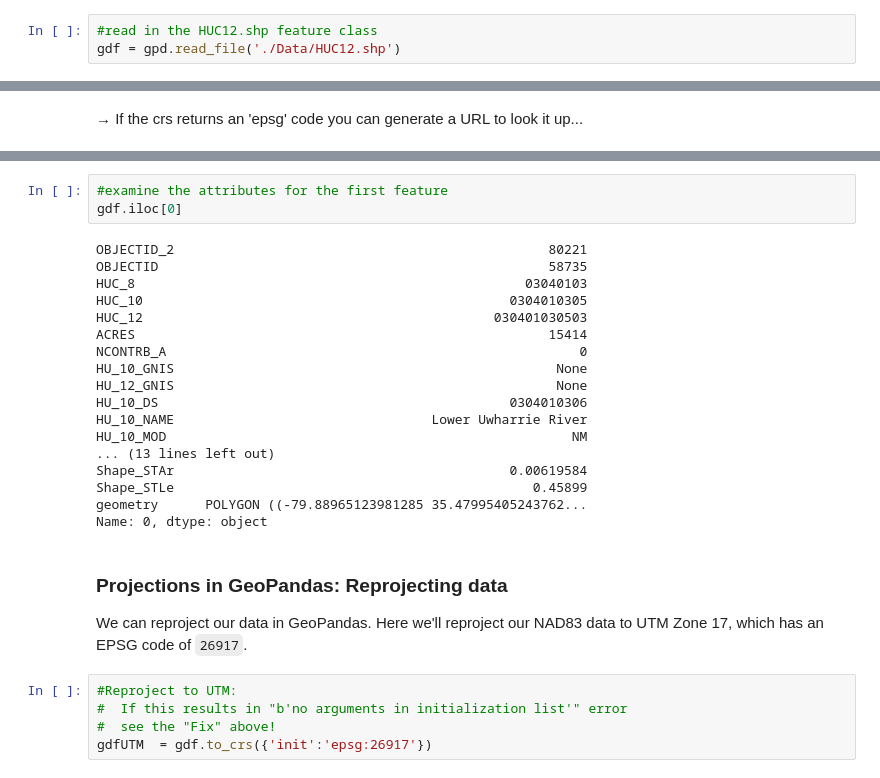
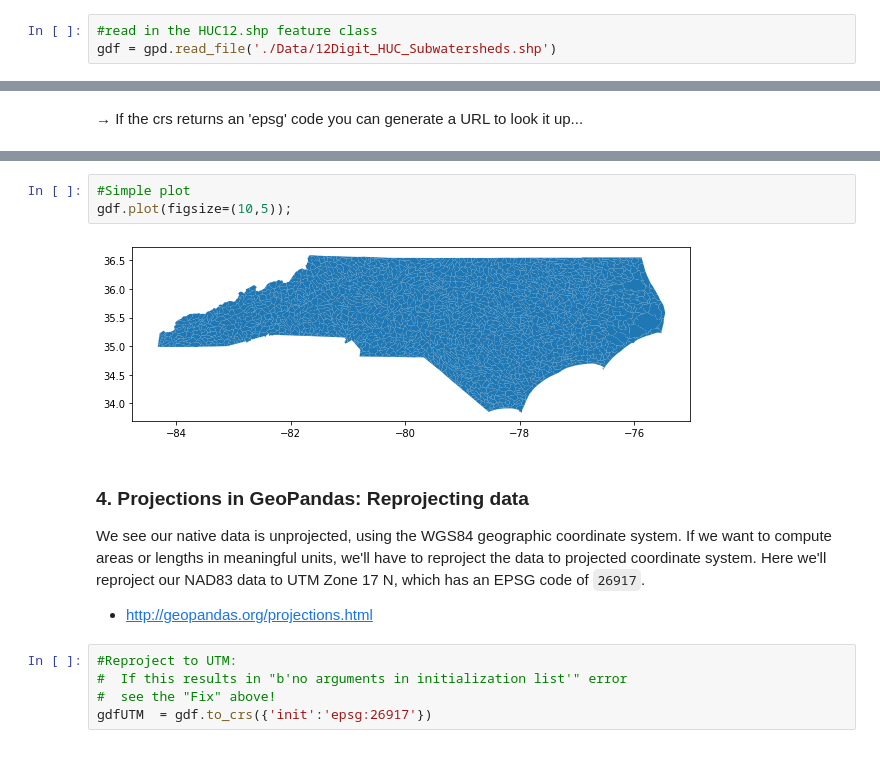
Before and after one commit to ENV859/SpatialDataFrames, a Jupyter notebook: 3-Spatial-analysis-with-GeoDataframes.ipynb, the cells around one changed output, grey strips where cells are left out. Saved outputs shown, nothing was run; the diff lists cells and outputs as text.

```diff
--- a/3-Spatial-analysis-with-GeoDataframes.ipynb
+++ b/3-Spatial-analysis-with-GeoDataframes.ipynb
@@ -42,6 +42,6 @@ GeoPandas can read shapefiles directly. Behind the scenes, this operation is usi
 Complete documentation on the GeoDataframe is here: http://geopandas.org/data_structures.html#geodataframe
 # %%
 #read in the HUC12.shp feature class
-gdf = gpd.read_file('./Data/HUC12.shp')
+gdf = gpd.read_file('./Data/12Digit_HUC_Subwatersheds.shp')
 # %% [markdown]
 ### 3. Explore properties of the GeoDataframe
@@ -94,27 +126,12 @@ memory usage: 46.1+ KB
-# %%
-#examine the attributes for the first feature
-gdf.iloc[0]
-# %% [output]
-OBJECTID_2                                                80221
-OBJECTID                                                  58735
-HUC_8                                                  03040103
-HUC_10                                               0304010305
-HUC_12                                             030401030503
-ACRES                                                     15414
-NCONTRB_A                                                     0
-HU_10_GNIS                                                 None
-HU_12_GNIS                                                 None
-HU_10_DS                                             0304010306
-HU_10_NAME                                 Lower Uwharrie River
-HU_10_MOD                                                    NM
-... (13 lines left out)
-Shape_STAr                                           0.00619584
-Shape_STLe                                              0.45899
-geometry      POLYGON ((-79.88965123981285 35.47995405243762...
-Name: 0, dtype: object
+# %%
+#Simple plot
+gdf.plot(figsize=(10,5));
+# %% [output]
+[figure, added]
 # %% [markdown]
-### Projections in GeoPandas: Reprojecting data
-We can reproject our data in GeoPandas. Here we'll reproject our NAD83 data to UTM Zone 17, which has an EPSG code of `26917`.
+### 4. Projections in GeoPandas: Reprojecting data
+We see our native data is unprojected, using the WGS84 geographic coordinate system. If we want to compute areas or lengths in meaningful units, we'll have to reproject the data to projected coordinate system. Here we'll reproject our NAD83 data to UTM Zone 17 N, which has an EPSG code of `26917`.
+* http://geopandas.org/projections.html
 # %%
 #Reproject to UTM:
 #  If this results in "b'no arguments in initialization list'" error
```
Also changed, not shown: parts of 54 cells of this notebook.
